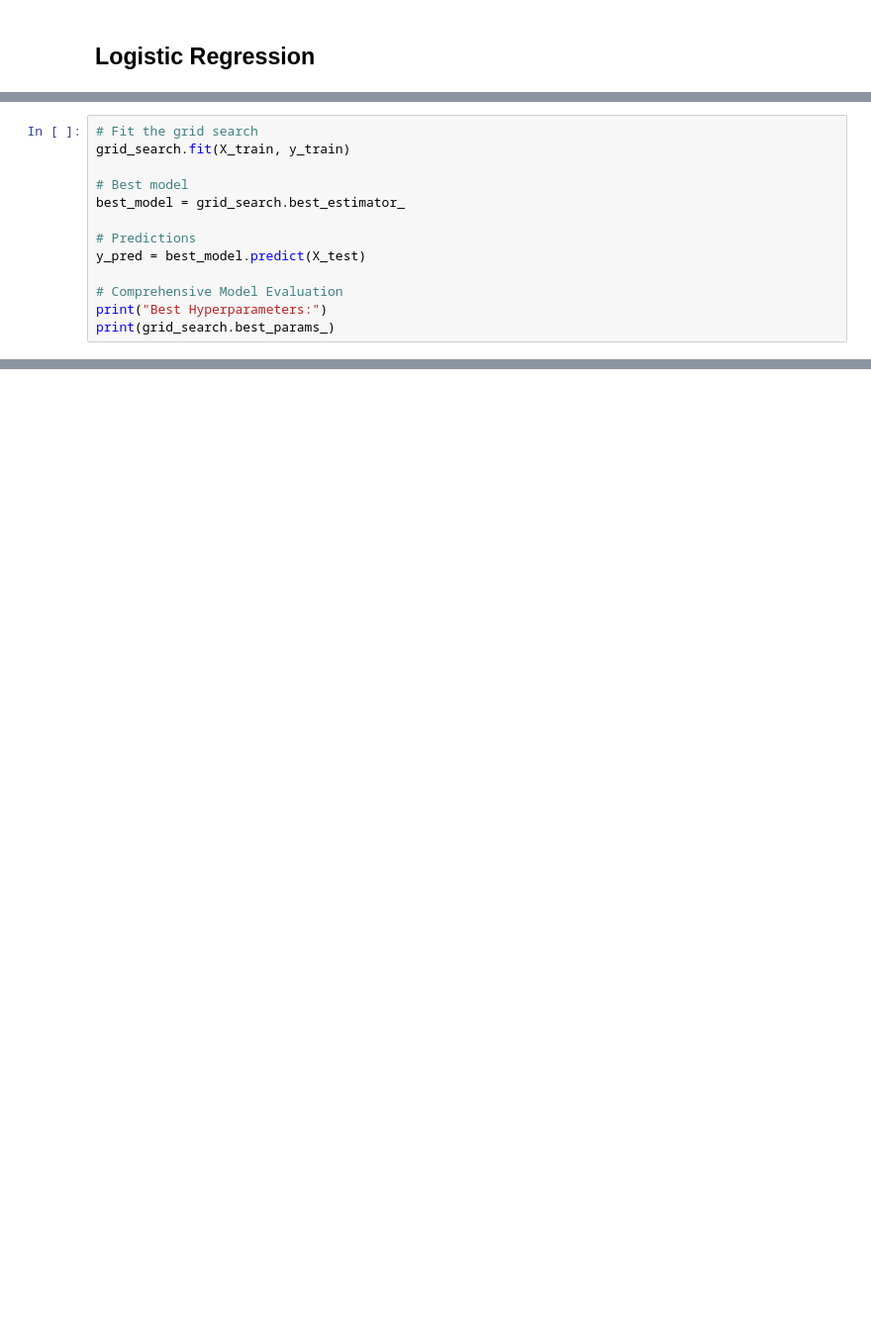
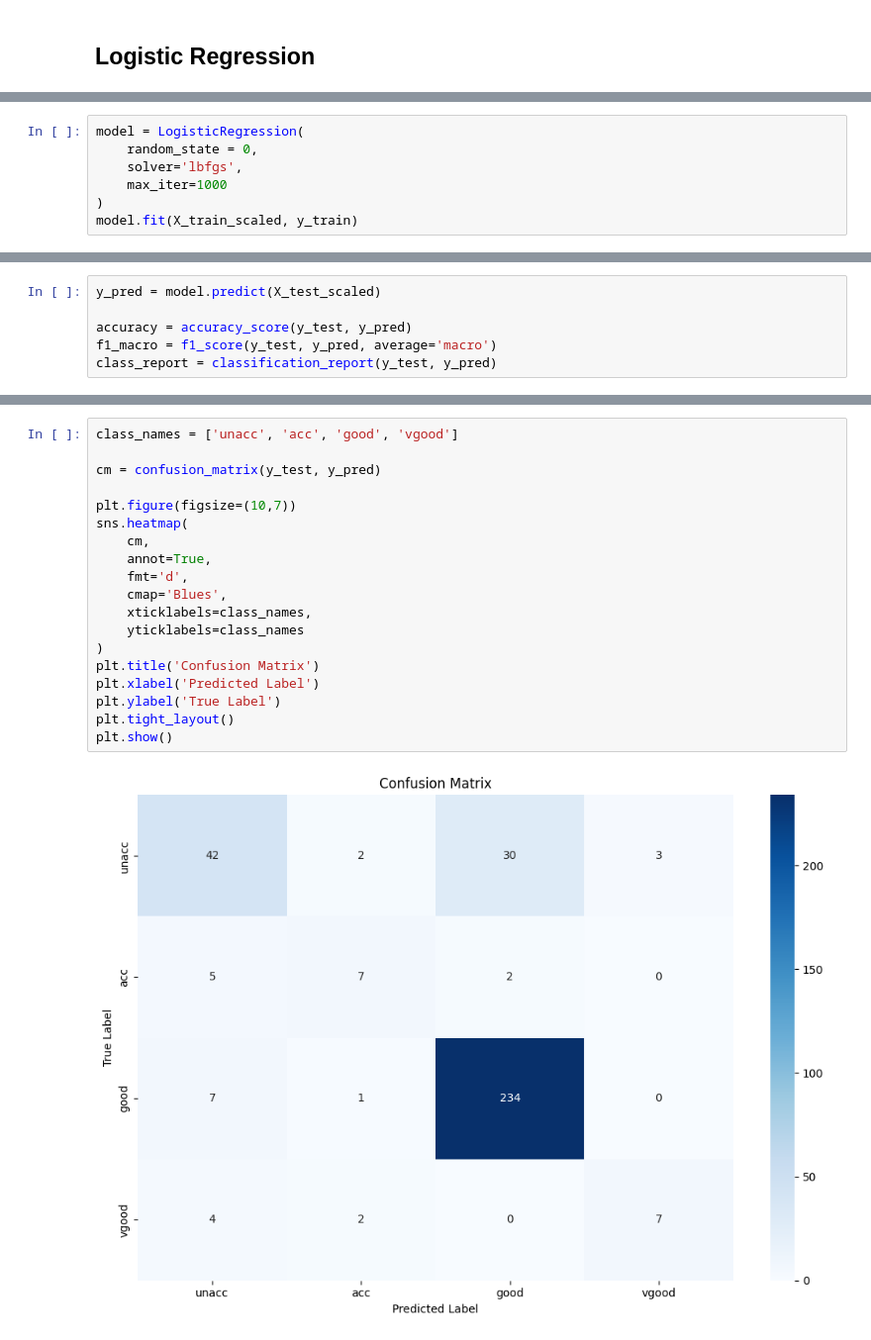
Before and after one commit to jovanovic-djo/car-value-score-prediction, a Jupyter notebook: notebooks/model_training.ipynb, the cells around one changed output, grey strips where cells are left out. Shown at 99% size. Cells and saved outputs as stored; diff of their text form; blank space fills up the shorter version.

Commit message:
update logistic regression model training

```diff
--- a/notebooks/model_training.ipynb
+++ b/notebooks/model_training.ipynb
@@ -51,13 +29,0 @@ grid_search = GridSearchCV(
-# %%
-# Fit the grid search
-grid_search.fit(X_train, y_train)
-
-# Best model
-best_model = grid_search.best_estimator_
-
-# Predictions
-y_pred = best_model.predict(X_test)
-
-# Comprehensive Model Evaluation
-print("Best Hyperparameters:")
-print(grid_search.best_params_)
@@ -108,0 +30,7 @@ print(y_pred_proba[:5])
+# %%
+model = LogisticRegression(
+    random_state = 0,
+    solver='lbfgs',
+    max_iter=1000
+)
+model.fit(X_train_scaled, y_train)
@@ -108,0 +39,6 @@ print(y_pred_proba[:5])
+# %%
+y_pred = model.predict(X_test_scaled)
+
+accuracy = accuracy_score(y_test, y_pred)
+f1_macro = f1_score(y_test, y_pred, average='macro')
+class_report = classification_report(y_test, y_pred)
@@ -108,0 +67,21 @@ print(y_pred_proba[:5])
+# %%
+class_names = ['unacc', 'acc', 'good', 'vgood']
+
+cm = confusion_matrix(y_test, y_pred)
+
+plt.figure(figsize=(10,7))
+sns.heatmap(
+    cm,
+    annot=True,
+    fmt='d',
+    cmap='Blues',
+    xticklabels=class_names,
+    yticklabels=class_names
+)
+plt.title('Confusion Matrix')
+plt.xlabel('Predicted Label')
+plt.ylabel('True Label')
+plt.tight_layout()
+plt.show()
+# %% [output]
+[figure, added]
```
Also changed, not shown: parts of 10 cells of this notebook, 2 other files.
